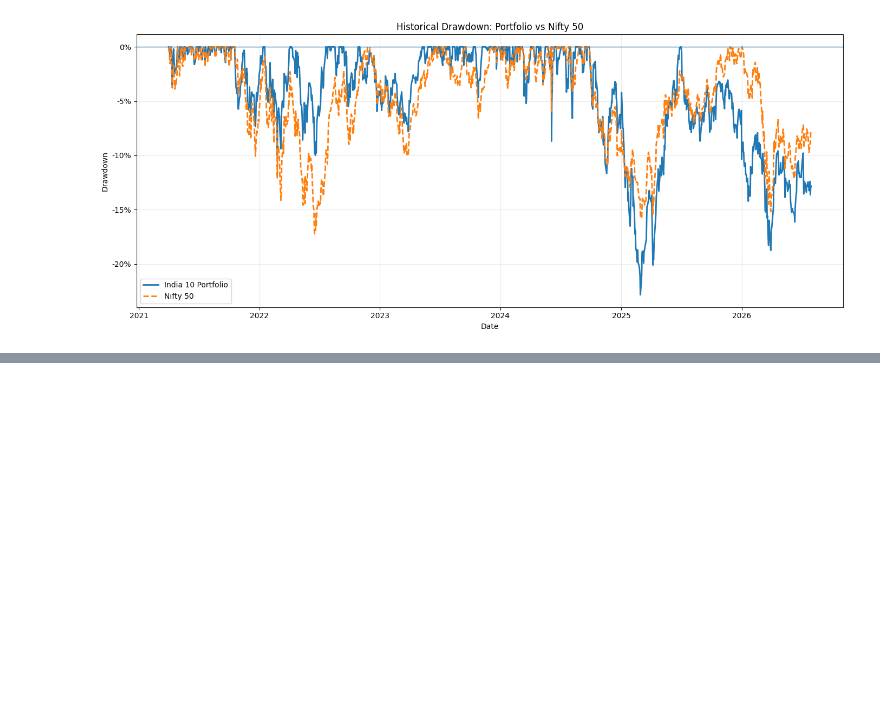
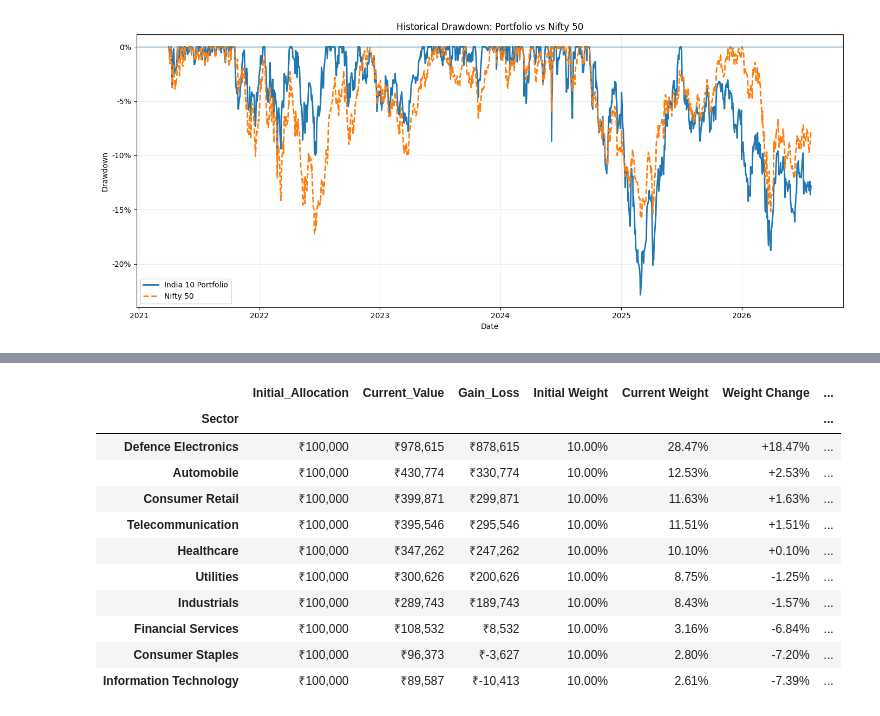
Before and after one commit to Rohil121/bharat-portfolio-lab, a Jupyter notebook: notebooks/01_portfolio_mvp.ipynb, the cells around one changed output, grey strips where cells are left out. Cells and saved outputs as stored; diff of their text form; code cells hidden in the pictures; blank space fills up the shorter version.

```diff
--- a/notebooks/01_portfolio_mvp.ipynb
+++ b/notebooks/01_portfolio_mvp.ipynb
@@ -820,0 +986,62 @@ plt.show()
+# %%
+# Calculate initial and current sector allocation
+
+sector_analysis = (
+    holding_analysis
+    .groupby("Sector")
+    .agg(
+        Initial_Allocation=("Initial Allocation (₹)", "sum"),
+        Current_Value=("Latest Value (₹)", "sum"),
+        Gain_Loss=("Gain / Loss (₹)", "sum"),
+    )
+)
+
+sector_analysis["Initial Weight"] = (
+    sector_analysis["Initial_Allocation"] / INITIAL_CAPITAL
+)
+
+sector_analysis["Current Weight"] = (
+    sector_analysis["Current_Value"]
+    / sector_analysis["Current_Value"].sum()
+)
+
+sector_analysis["Weight Change"] = (
+    sector_analysis["Current Weight"]
+    - sector_analysis["Initial Weight"]
+)
+
+sector_analysis["Contribution to Portfolio Return"] = (
+    sector_analysis["Gain_Loss"] / INITIAL_CAPITAL
+)
+
+sector_analysis = sector_analysis.sort_values(
+    "Current Weight",
+    ascending=False,
+)
+
+display(
+    sector_analysis.style.format(
+        {
+            "Initial_Allocation": "₹{:,.0f}",
+            "Current_Value": "₹{:,.0f}",
+            "Gain_Loss": "₹{:,.0f}",
+            "Initial Weight": "{:.2%}",
+            "Current Weight": "{:.2%}",
+            "Weight Change": "{:+.2%}",
+            "Contribution to Portfolio Return": "{:.2%}",
+        }
+    )
+)
+# %% [output]
+|  | Initial_Allocation | Current_Value | Gain_Loss | Initial Weight | Current Weight | Weight Change | ... |
+| Sector |  |  |  |  |  |  | ... |
+| Defence Electronics | ₹100,000 | ₹978,615 | ₹878,615 | 10.00% | 28.47% | +18.47% | ... |
+| Automobile | ₹100,000 | ₹430,774 | ₹330,774 | 10.00% | 12.53% | +2.53% | ... |
+| Consumer Retail | ₹100,000 | ₹399,871 | ₹299,871 | 10.00% | 11.63% | +1.63% | ... |
+| Telecommunication | ₹100,000 | ₹395,546 | ₹295,546 | 10.00% | 11.51% | +1.51% | ... |
+| Healthcare | ₹100,000 | ₹347,262 | ₹247,262 | 10.00% | 10.10% | +0.10% | ... |
+| Utilities | ₹100,000 | ₹300,626 | ₹200,626 | 10.00% | 8.75% | -1.25% | ... |
+| Industrials | ₹100,000 | ₹289,743 | ₹189,743 | 10.00% | 8.43% | -1.57% | ... |
+| Financial Services | ₹100,000 | ₹108,532 | ₹8,532 | 10.00% | 3.16% | -6.84% | ... |
+| Consumer Staples | ₹100,000 | ₹96,373 | ₹-3,627 | 10.00% | 2.80% | -7.20% | ... |
+| Information Technology | ₹100,000 | ₹89,587 | ₹-10,413 | 10.00% | 2.61% | -7.39% | ... |
```
Also changed, not shown: parts of 5 cells of this notebook.
